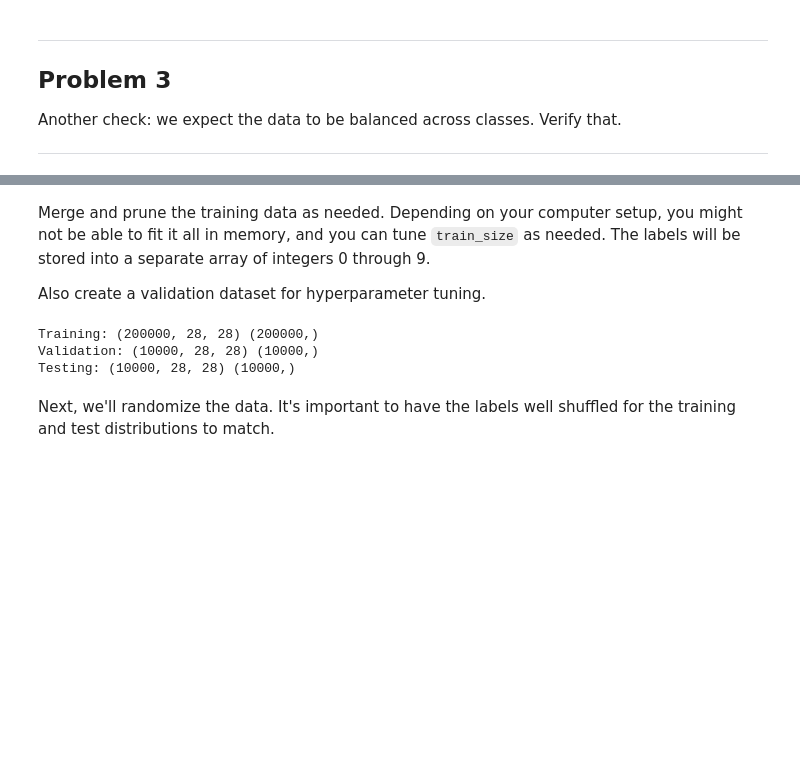
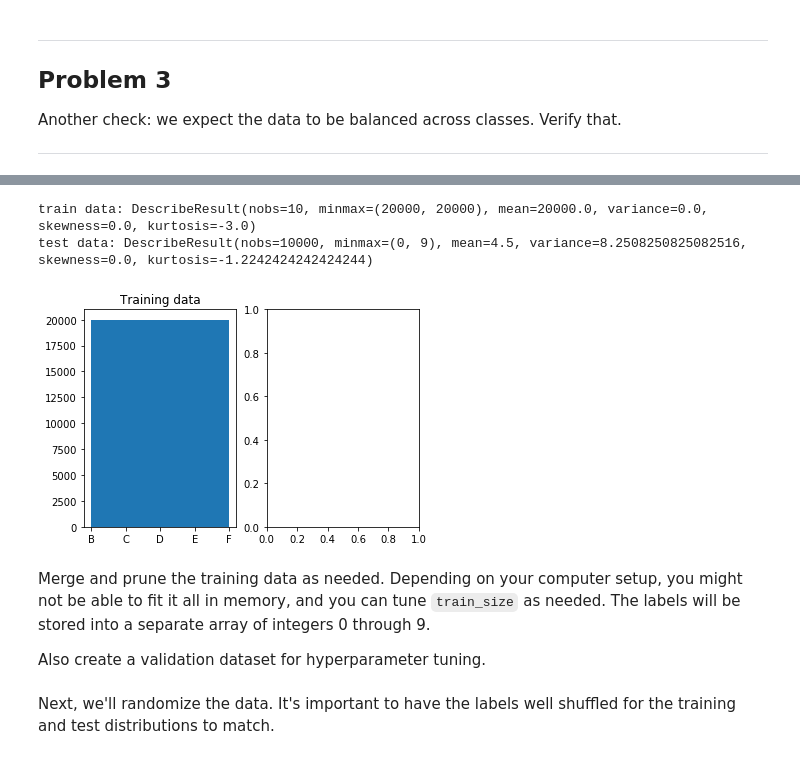
Before and after one commit to lizhang101/uddl-projects, a Jupyter notebook: udacity/1_notmnist.ipynb, the cells around one changed output, grey strips where cells are left out. Saved outputs shown, nothing was run; the diff lists cells and outputs as text; code cells hidden in the pictures; blank space fills up the shorter version.

```diff
--- a/udacity/1_notmnist.ipynb
+++ b/udacity/1_notmnist.ipynb
@@ -214,66 +289,25 @@ Another check: we expect the data to be balanced across classes. Verify that.
+# %%
+# try more methods
+xlables = [chr(k) for k in range(ord("A"), ord("J")+2)]
+bins = np.arange(train_labels.min(), train_labels.max()+2)
+fig, ax = plt.subplots(1,2)
+ax[0].hist(train_labels, bins=bins)
+ax[0].set_xticklabels(xlables)
+ax[0].set_title("Training data")
+
+from scipy import stats
+
+
+print ("train data:", stats.describe(list(Counter(train_labels).values())))
+print ("test data:", stats.describe(test_labels))
+# %% [output]
+train data: DescribeResult(nobs=10, minmax=(20000, 20000), mean=20000.0, variance=0.0, skewness=0.0, kurtosis=-3.0)
+test data: DescribeResult(nobs=10000, minmax=(0, 9), mean=4.5, variance=8.2508250825082516, skewness=0.0, kurtosis=-1.2242424242424244)
+[figure, added]
 # %% [markdown]
 Merge and prune the training data as needed. Depending on your computer setup, you might not be able to fit it all in memory, and you can tune `train_size` as needed. The labels will be stored into a separate array of integers 0 through 9.
 
 Also create a validation dataset for hyperparameter tuning.
-# %%
-def make_arrays(nb_rows, img_size):
-  if nb_rows:
-    dataset = np.ndarray((nb_rows, img_size, img_size), dtype=np.float32)
-    labels = np.ndarray(nb_rows, dtype=np.int32)
-  else:
-    dataset, labels = None, None
-  return dataset, labels
-
-def merge_datasets(pickle_files, train_size, valid_size=0):
-  num_classes = len(pickle_files)
-  valid_dataset, valid_labels = make_arrays(valid_size, image_size)
-  train_dataset, train_labels = make_arrays(train_size, image_size)
-  vsize_per_class = valid_size // num_classes
-  tsize_per_class = train_size // num_classes
-
-  start_v, start_t = 0, 0
-  end_v, end_t = vsize_per_class, tsize_per_class
-  end_l = vsize_per_class+tsize_per_class
-  for label, pickle_file in enumerate(pickle_files):
-    try:
-      with open(pickle_file, 'rb') as f:
-        letter_set = pickle.load(f)
-        # let's shuffle the letters to have random validation and training set
-        np.random.shuffle(letter_set)
-        if valid_dataset is not None:
-          valid_letter = letter_set[:vsize_per_class, :, :]
-          valid_dataset[start_v:end_v, :, :] = valid_letter
-          valid_labels[start_v:end_v] = label
-          start_v += vsize_per_class
-          end_v += vsize_per_class
-
-        train_letter = letter_set[vsize_per_class:end_l, :, :]
-        train_dataset[start_t:end_t, :, :] = train_letter
-        train_labels[start_t:end_t] = label
-        start_t += tsize_per_class
-        end_t += tsize_per_class
-    except Exception as e:
-      print('Unable to process data from', pickle_file, ':', e)
-      raise
-
-  return valid_dataset, valid_labels, train_dataset, train_labels
-
-
-train_size = 200000
-valid_size = 10000
-test_size = 10000
-
-valid_dataset, valid_labels, train_dataset, train_labels = merge_datasets(
-  train_datasets, train_size, valid_size)
-_, _, test_dataset, test_labels = merge_datasets(test_datasets, test_size)
-
-print('Training:', train_dataset.shape, train_labels.shape)
-print('Validation:', valid_dataset.shape, valid_labels.shape)
-print('Testing:', test_dataset.shape, test_labels.shape)
-# %% [output]
-Training: (200000, 28, 28) (200000,)
-Validation: (10000, 28, 28) (10000,)
-Testing: (10000, 28, 28) (10000,)
 # %% [markdown]
 Next, we'll randomize the data. It's important to have the labels well shuffled for the training and test distributions to match.
 # %%
```
Also changed, not shown: parts of 15 cells of this notebook.
